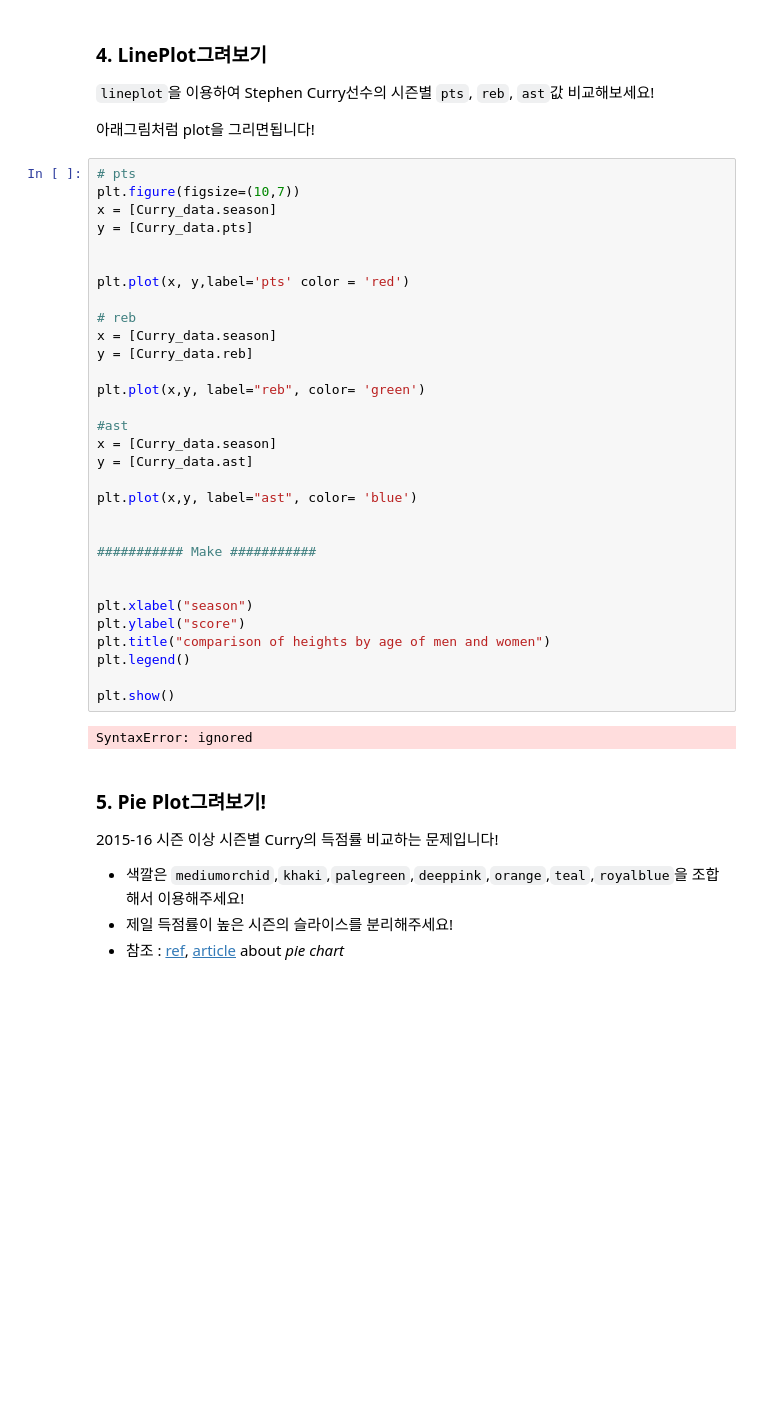
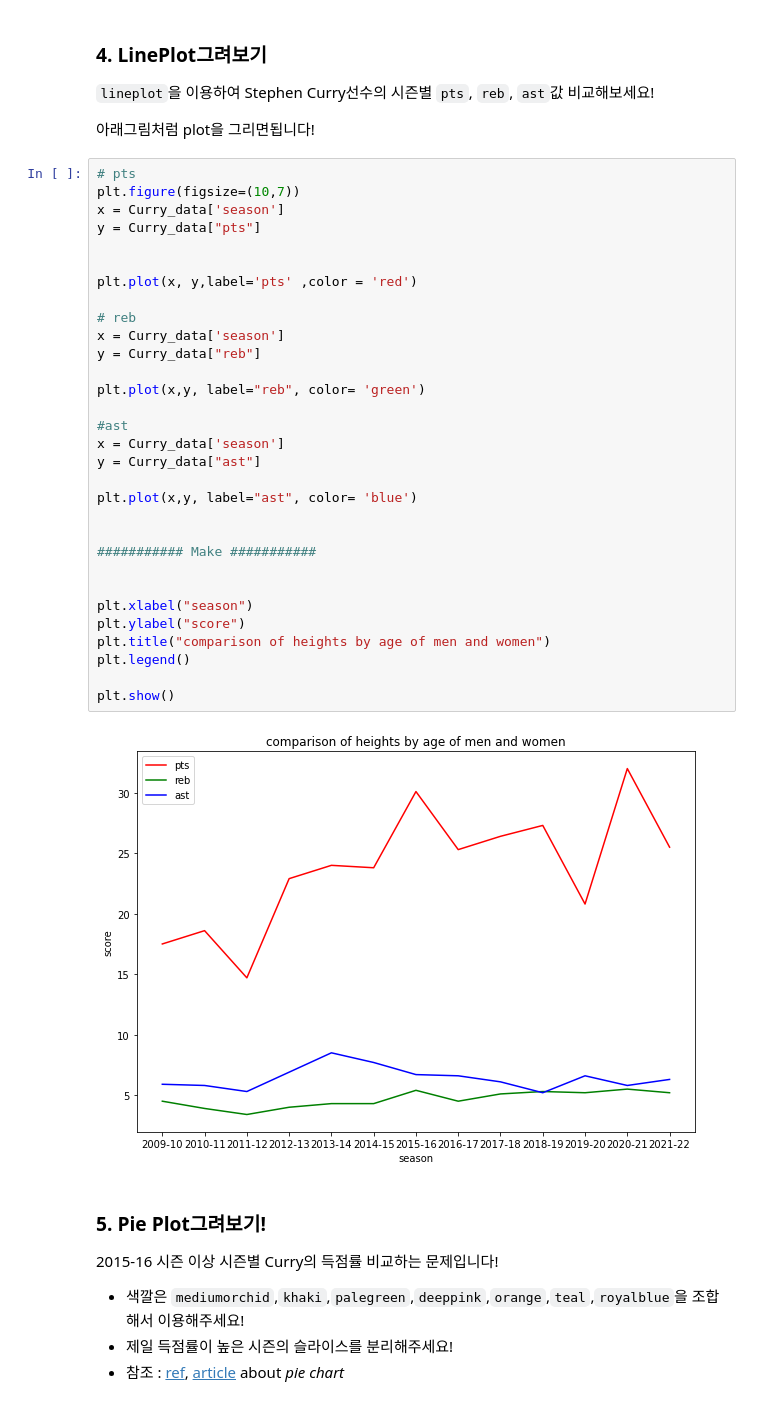
Before and after one commit to akwoals/DAP, a Jupyter notebook: lecture4.ipynb, the cells around one changed output. Drawn from its saved outputs; the diff is of its cells as text; blank space fills up the shorter version.

```diff
--- a/lecture4.ipynb
+++ b/lecture4.ipynb
@@ -368,36 +368,36 @@ Curry_data
 # %%
 # pts
 plt.figure(figsize=(10,7))
-x = [Curry_data.season]
-y = [Curry_data.pts]
+x = Curry_data['season']
+y = Curry_data["pts"]
 
 
-plt.plot(x, y,label='pts' color = 'red')
+plt.plot(x, y,label='pts' ,color = 'red')
 
 # reb
-x = [Curry_data.season]
-y = [Curry_data.reb]
+x = Curry_data['season']
+y = Curry_data["reb"]
 
 plt.plot(x,y, label="reb", color= 'green')
 
 #ast
-x = [Curry_data.season]
-y = [Curry_data.ast]
+x = Curry_data['season']
+y = Curry_data["ast"]
 
 plt.plot(x,y, label="ast", color= 'blue')
 
 
 ########### Make ###########
 
 
 plt.xlabel("season")
 plt.ylabel("score")
 plt.title("comparison of heights by age of men and women")
 plt.legend()
 
 plt.show()
 # %% [output]
-SyntaxError: ignored
+[figure, added]
 # %% [markdown]
 ### 5. Pie Plot그려보기!
 
```
Also changed, not shown: parts of 4 cells of this notebook.
